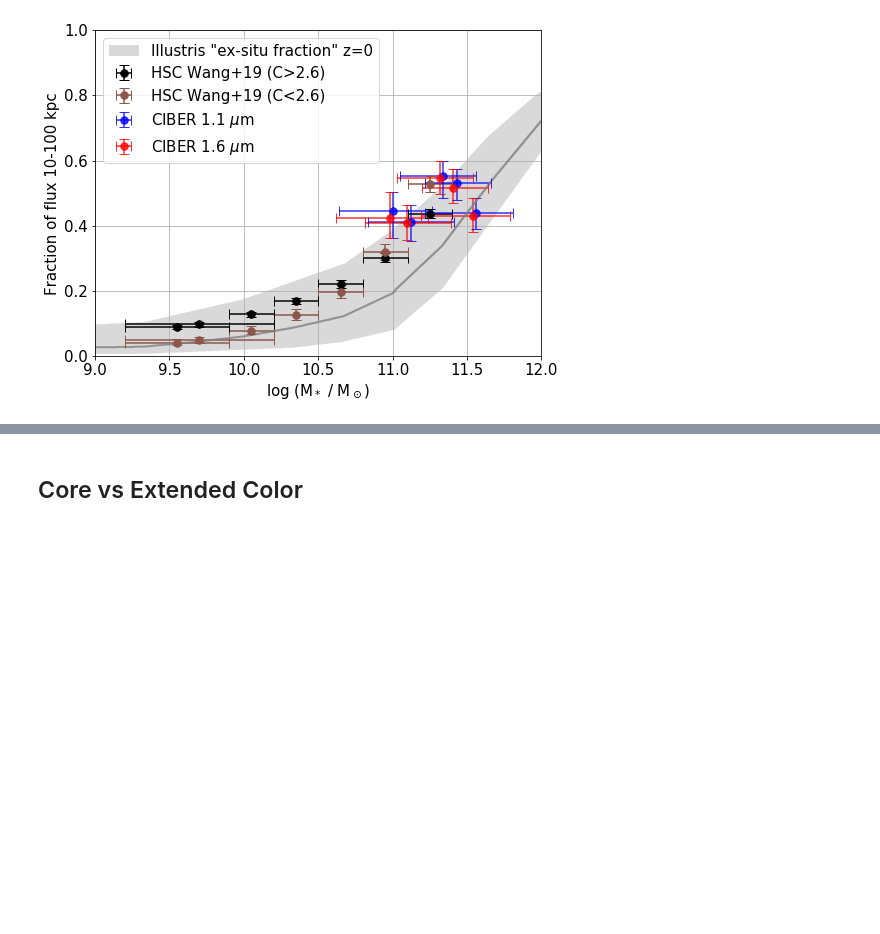
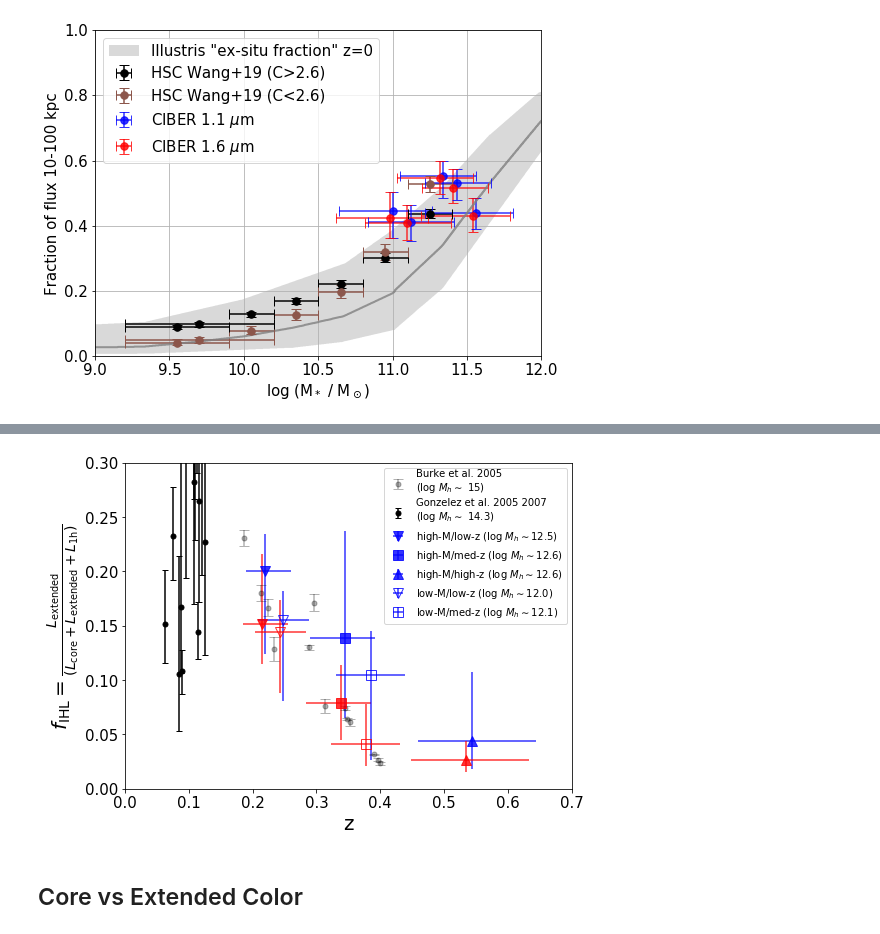
Before and after one commit to yuntingcheng/python_ciber, a Jupyter notebook: stack_modelfit/paperfigs.ipynb, the cells around one changed output, grey strips where cells are left out. Cells and saved outputs as stored; diff of their text form; code cells hidden in the pictures; blank space fills up the shorter version.

```diff
--- a/stack_modelfit/paperfigs.ipynb
+++ b/stack_modelfit/paperfigs.ipynb
@@ -1512,3 +1382,85 @@ plt.savefig('plots/paperfig/frac_5rh.pdf',
+# %%
+from run_fit import *
+
+fig, ax = plt.subplots(1,1,figsize=(8,6))
+
+# Burke
+plt.errorbar(Burke_dict['z'], Burke_dict['f_ICL'], Burke_dict['f_ICL_err'],fmt='.',
+             capsize=5, mfc=None, markersize=10, color='k', alpha=0.3,
+             label='Burke et al. 2005\n' + r'(log $M_h\sim$ 15)')
+
+# Gonzalez
+z_arr,Mh_arr,f_arr,f_low_arr, f_high_arr = [],[],[],[],[]
+for name,arr in Gonzalez_dict.items():
+    z_arr.append(arr[0])
+    Mh_arr.append(10**arr[1])
+    L_BCGICL_L_tot = arr[5]
+    L_ICL_L_BCGICL = 10**(-(arr[10] - arr[7])/2.5)
+    f_arr.append(L_BCGICL_L_tot*L_ICL_L_BCGICL)
+
+    L_BCGICL_L_tot = arr[5] - arr[6]
+    L_ICL_L_BCGICL = 10**(-((arr[10]+arr[11]+arr[12]) - arr[7])/2.5)
+    f_low_arr.append(L_BCGICL_L_tot*L_ICL_L_BCGICL)
+
+    L_BCGICL_L_tot = arr[5] + arr[6]
+    L_ICL_L_BCGICL = 10**(-((arr[10]-arr[11]-arr[13]) - arr[7])/2.5)
+    f_high_arr.append(L_BCGICL_L_tot*L_ICL_L_BCGICL)
+
+f_arr,f_low_arr, f_high_arr = np.array(f_arr),np.array(f_low_arr), np.array(f_high_arr)
+plt.errorbar(z_arr, f_arr, yerr=[f_arr - f_low_arr,f_high_arr - f_arr],
+                            fmt='.',capsize=3, mfc=None, markersize=10, color='k',
+            label='Gonzelez et al. 2005 2007\n'+r'(log $M_h\sim$ %.1f)'%(np.median(np.log10(Mh_arr))))
+
+r_arr = data_dict['rbins']
+for i,(fmt,mfc,name) in enumerate(zip(['v','s','^','v','s'],[None, None, None, 'none', 'none'],
+                                        ['high-M/low-z','high-M/med-z','high-M/high-z',
+                                         'low-M/low-z','low-M/med-z'])):
+    im,m_min, m_max = srcinfo[i]['im'],srcinfo[i]['m_min'],srcinfo[i]['m_max']
+    M_min, M_max = srcinfo[i]['M_min'],srcinfo[i]['M_max']
+
+
+    z = np.median(srcinfo[i]['z'])
+    z_low = np.percentile(srcinfo[i]['z'], 16)
+    z_high = np.percentile(srcinfo[i]['z'], 84)
+
+    Mh = 10**np.median(srcinfo[i]['logMh'])
+
+    for inst in [1,2]:
+        Ltot = np.sum((data_dict[inst][i]['profgal_arr']+data_dict[inst][i]['prof1h'])*r_arr**2)
+        Lihl =  np.sum(data_dict[inst][i]['profex']*r_arr**2)
+        Ltot_low = np.sum((data_dict[inst][i]['profgal_arr_low']+\
+                           data_dict[inst][i]['prof1h_high'])*r_arr**2)
+        Lihl_low =  np.sum(data_dict[inst][i]['profex_low']*r_arr**2)
+        Ltot_high = np.sum((data_dict[inst][i]['profgal_arr_high']+\
+                            data_dict[inst][i]['prof1h_low'])*r_arr**2)
+        Lihl_high =  np.sum(data_dict[inst][i]['profex_high']*r_arr**2)
+        f = Lihl/Ltot
+        f_low = Lihl_low/Ltot_low
+        f_high = Lihl_high/Ltot_high
+
+        if inst == 1:
+
+            ax.errorbar([z*1.01], [f], xerr=[[z-z_low],[z_high-z]],
+                           yerr=[[f - f_low],[f_high - f]], alpha=0.8,
+                            fmt=fmt,capsize=0, mfc=mfc, markersize=10, c='b',
+                        label = name + r' (log $M_h\sim %.1f$)'%np.log10(Mh))
+        else:
+            ax.errorbar([z*0.99], [f], xerr=[[z-z_low],[z_high-z]],
+                           yerr=[[f - f_low],[f_high - f]], alpha=0.8,
+                    fmt=fmt,capsize=0, mfc=mfc, markersize=10, c='r')
+
+ax.legend(fontsize=10, loc=1)
+ax.set_ylim([0,0.3])
+ax.set_xlim([0,0.7])
+ax.set_xlabel('z', fontsize=20)
+ax.set_ylabel(r"$f_{\rm IHL} = \frac{L_{\rm extended}}{(L_{\rm core}+L_{\rm extended}+L_{\rm 1h})}$",
+              fontsize=20)
+ax.tick_params(axis='x', labelsize=15)
+ax.tick_params(axis='y', labelsize=15)
+plt.savefig('plots/paperfig/fIHL_z.pdf',
+            dpi = 200, bbox_inches='tight')
+# %% [output]
+[figure, added]
 # %% [markdown]
 ## Core vs Extended Color
 # %%
```
Also changed, not shown: parts of 8 cells of this notebook, 3 other files.
